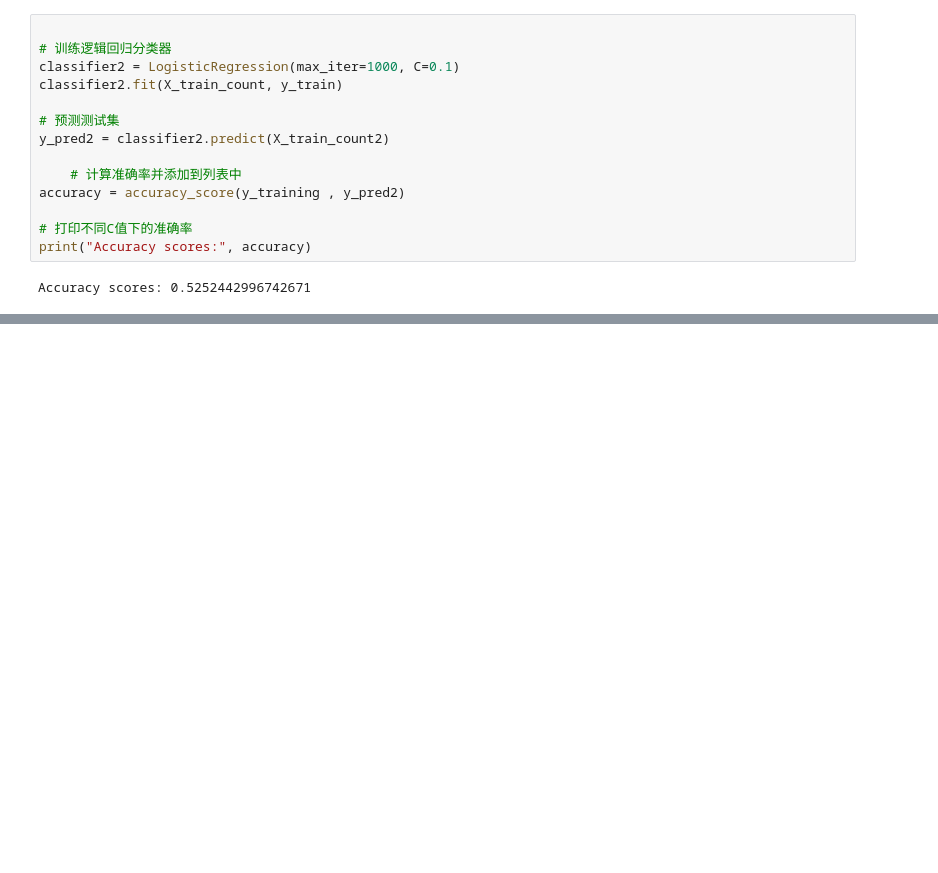
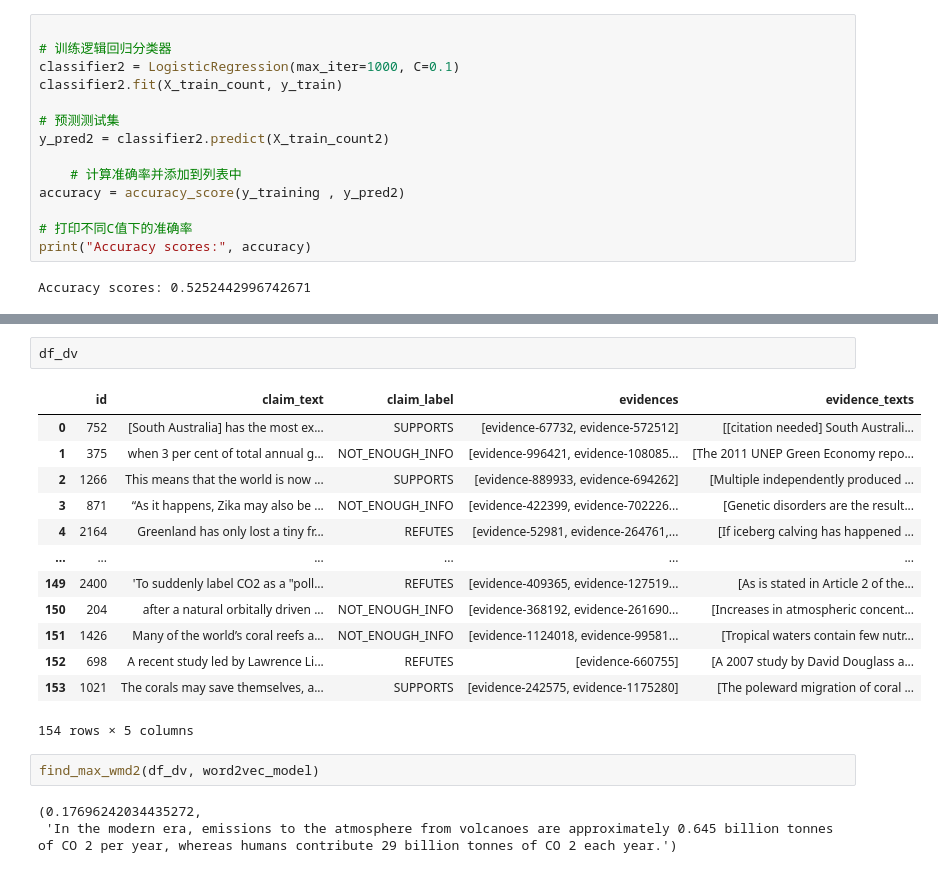
Before and after one commit to kexincchen/NLP-Project, a Jupyter notebook: JinWawng_classification_test.ipynb, the cells around one changed output, grey strips where cells are left out. Cells and saved outputs as stored; diff of their text form; blank space fills up the shorter version.

```diff
--- a/JinWawng_classification_test.ipynb
+++ b/JinWawng_classification_test.ipynb
@@ -375,0 +602,21 @@ Accuracy scores: 0.5252442996742671
+# %%
+df_dv
+# %% [output]
+|  | id | claim_text | claim_label | evidences | evidence_texts |
+| 0 | 752 | [South Australia] has the most ex... | SUPPORTS | [evidence-67732, evidence-572512] | [[citation needed] South Australi... |
+| 1 | 375 | when 3 per cent of total annual g... | NOT_ENOUGH_INFO | [evidence-996421, evidence-108085... | [The 2011 UNEP Green Economy repo... |
+| 2 | 1266 | This means that the world is now ... | SUPPORTS | [evidence-889933, evidence-694262] | [Multiple independently produced ... |
+| 3 | 871 | “As it happens, Zika may also be ... | NOT_ENOUGH_INFO | [evidence-422399, evidence-702226... | [Genetic disorders are the result... |
+| 4 | 2164 | Greenland has only lost a tiny fr... | REFUTES | [evidence-52981, evidence-264761,... | [If iceberg calving has happened ... |
+| ... | ... | ... | ... | ... | ... |
+| 149 | 2400 | 'To suddenly label CO2 as a "poll... | REFUTES | [evidence-409365, evidence-127519... | [As is stated in Article 2 of the... |
+| 150 | 204 | after a natural orbitally driven ... | NOT_ENOUGH_INFO | [evidence-368192, evidence-261690... | [Increases in atmospheric concent... |
+| 151 | 1426 | Many of the world’s coral reefs a... | NOT_ENOUGH_INFO | [evidence-1124018, evidence-99581... | [Tropical waters contain few nutr... |
+| 152 | 698 | A recent study led by Lawrence Li... | REFUTES | [evidence-660755] | [A 2007 study by David Douglass a... |
+| 153 | 1021 | The corals may save themselves, a... | SUPPORTS | [evidence-242575, evidence-1175280] | [The poleward migration of coral ... |
+154 rows × 5 columns
+# %%
+find_max_wmd2(df_dv, word2vec_model)
+# %% [output]
+(0.17696242034435272,
+ 'In the modern era, emissions to the atmosphere from volcanoes are approximately 0.645 billion tonnes of CO 2 per year, whereas humans contribute 29 billion tonnes of CO 2 each year.')
```
Also changed, not shown: parts of 21 cells of this notebook.
